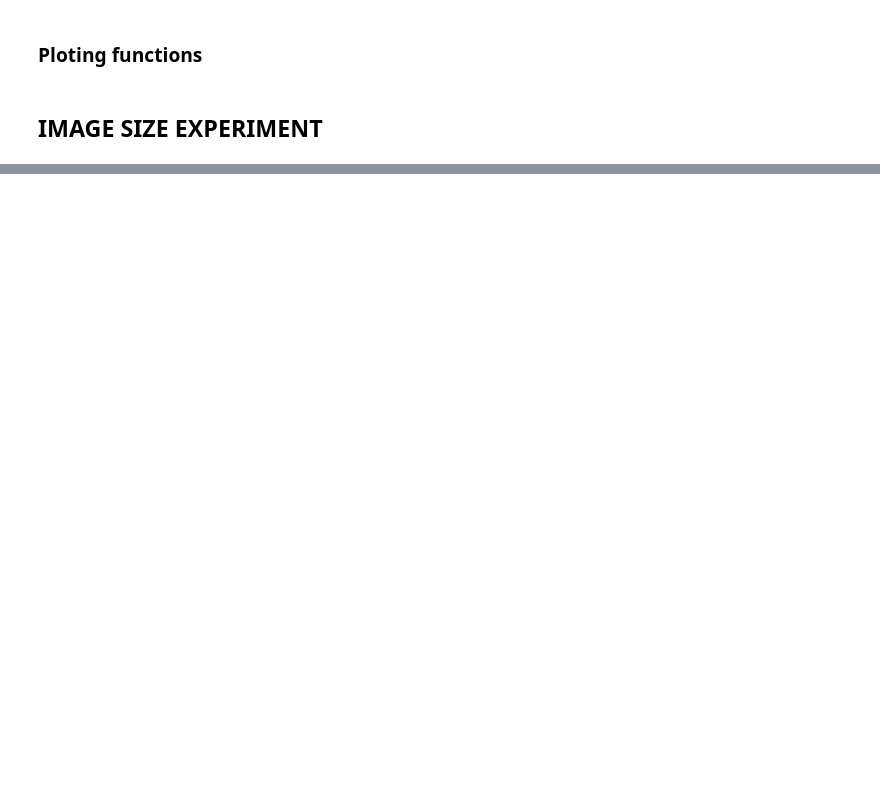
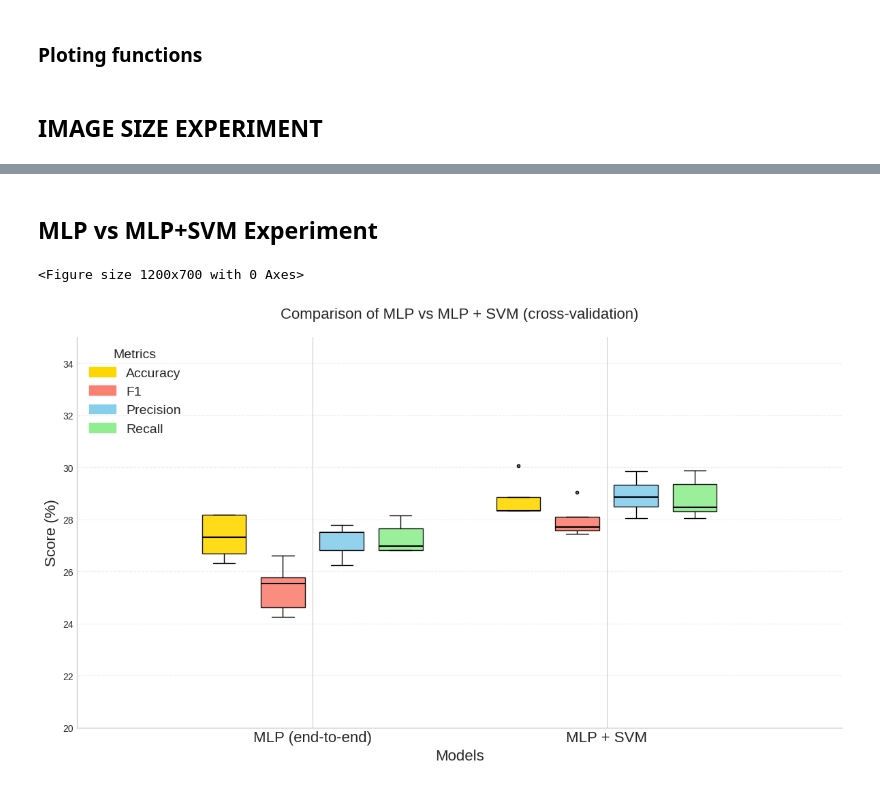
Before and after one commit to MCV-C3/project-5, a Jupyter notebook: Week2/plots.ipynb, the cells around one changed output, grey strips where cells are left out. Drawn from its saved outputs; the diff is of its cells as text; code cells hidden in the pictures; blank space fills up the shorter version.

Commit message:
Add plot MLP vs MLP+SVM

```diff
--- a/Week2/plots.ipynb
+++ b/Week2/plots.ipynb
@@ -127,0 +213,23 @@ plot_spatial_pyramids_boxplots(performance_image_size, title="Impact of Image Si
+# %% [markdown]
+## MLP vs MLP+SVM Experiment
+# %%
+performance_data_folds = {
+    'MLP (end-to-end)': [
+        [26.67, 26.32, 28.16, 28.16, 27.30],  # Accuracy
+        [24.25, 24.61, 26.60, 25.54, 25.77],  # F1
+        [26.24, 27.51, 27.79, 26.82, 27.49],  # Precision
+        [26.81, 26.82, 28.14, 27.65, 26.97]   # Recall
+    ],
+    'MLP + SVM': [
+        [28.33, 28.85, 28.33, 30.06, 28.33],  # Accuracy
+        [27.45, 28.10, 27.69, 29.03, 27.56],  # F1
+        [28.04, 29.32, 28.85, 29.84, 28.49],  # Precision
+        [28.29, 29.36, 28.46, 29.86, 28.05]   # Recall
+    ],
+}
+
+fig = plt.figure(figsize=(12, 7))
+plot_performance_boxplots(performance_data_folds, title="Comparison of MLP vs MLP + SVM (cross-validation)", dim=[20,35], x_axis_title="Models")
+# %% [output]
+<Figure size 1200x700 with 0 Axes>
+[figure, added]
```
Also changed, not shown: parts of 3 cells of this notebook.
